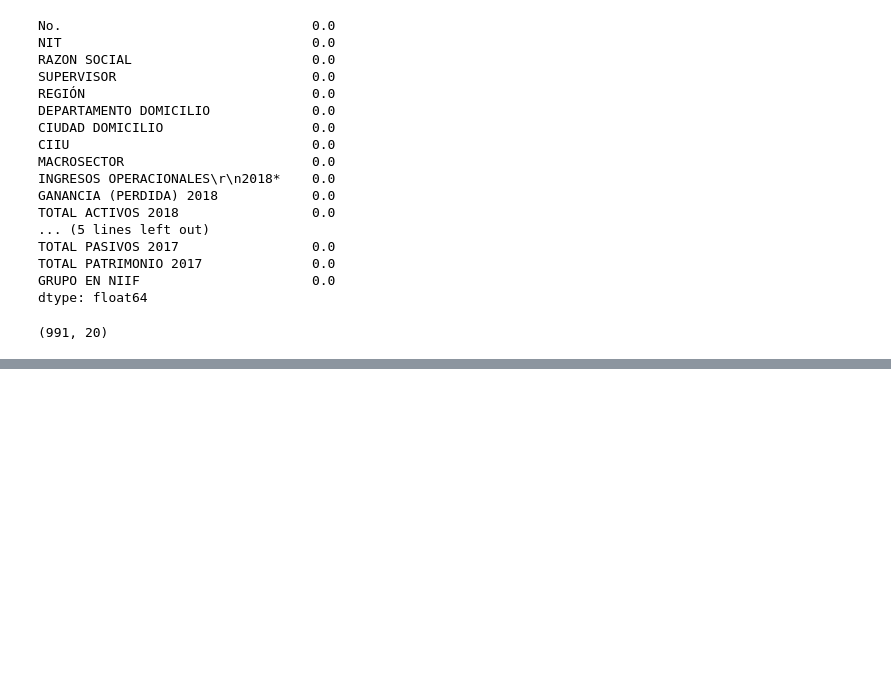
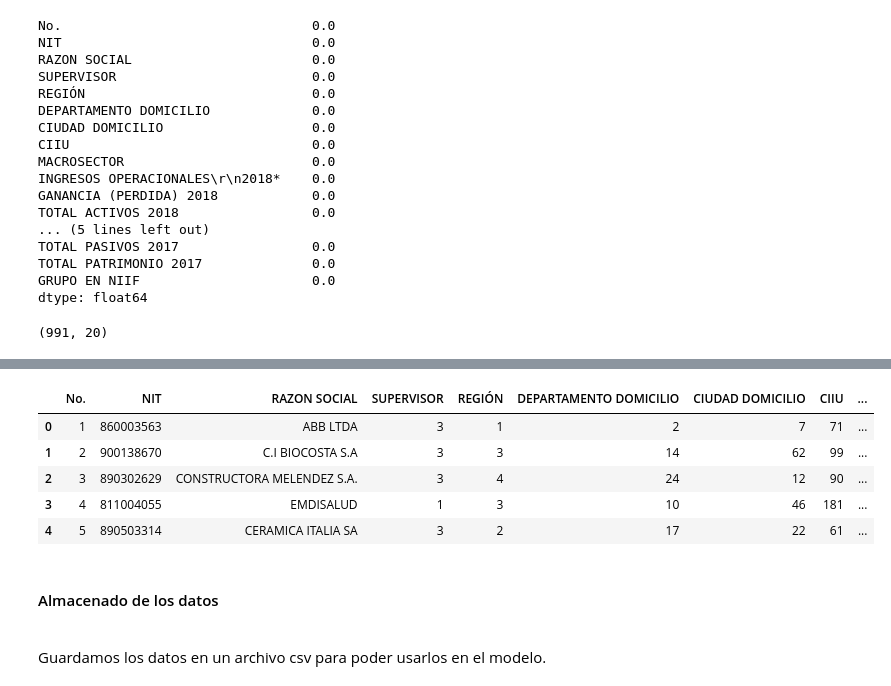
Before and after one commit to Gatos-de-negocios-BI/Laboratorio_2, a Jupyter notebook: entendimiento-preparacion.ipynb, the cells around one changed output, grey strips where cells are left out. Drawn from its saved outputs; the diff is of its cells as text; code cells hidden in the pictures; blank space fills up the shorter version.

```diff
--- a/entendimiento-preparacion.ipynb
+++ b/entendimiento-preparacion.ipynb
@@ -401,0 +481,15 @@ data.shape
+# %%
+le = LE()
+le.fit(data['CIIU'])
+data['CIIU'] = le.transform(data['CIIU'])
+data.head()
+# %% [output]
+|  | No. | NIT | RAZON SOCIAL | SUPERVISOR | REGIÓN | DEPARTAMENTO DOMICILIO | CIUDAD DOMICILIO | CIIU | ... |
+| 0 | 1 | 860003563 | ABB LTDA | 3 | 1 | 2 | 7 | 71 | ... |
+| 1 | 2 | 900138670 | C.I BIOCOSTA S.A | 3 | 3 | 14 | 62 | 99 | ... |
+| 2 | 3 | 890302629 | CONSTRUCTORA MELENDEZ S.A. | 3 | 4 | 24 | 12 | 90 | ... |
+| 3 | 4 | 811004055 | EMDISALUD | 1 | 3 | 10 | 46 | 181 | ... |
+| 4 | 5 | 890503314 | CERAMICA ITALIA SA | 3 | 2 | 17 | 22 | 61 | ... |
+# %% [markdown]
+<h4>Almacenado de los datos</h4><br>
+Guardamos los datos en un archivo csv para poder usarlos en el modelo.
```
Also changed, not shown: parts of 10 cells of this notebook, 1 other file.
